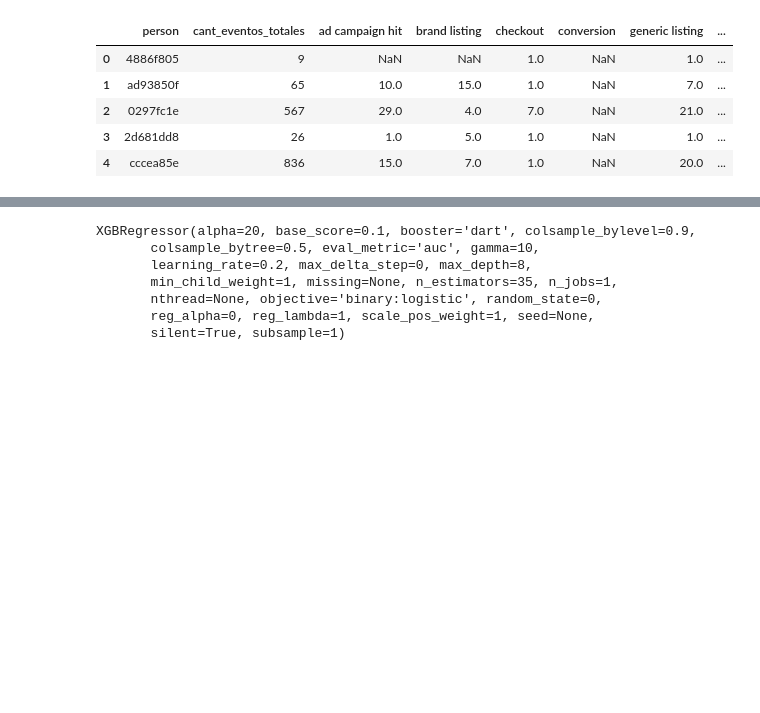
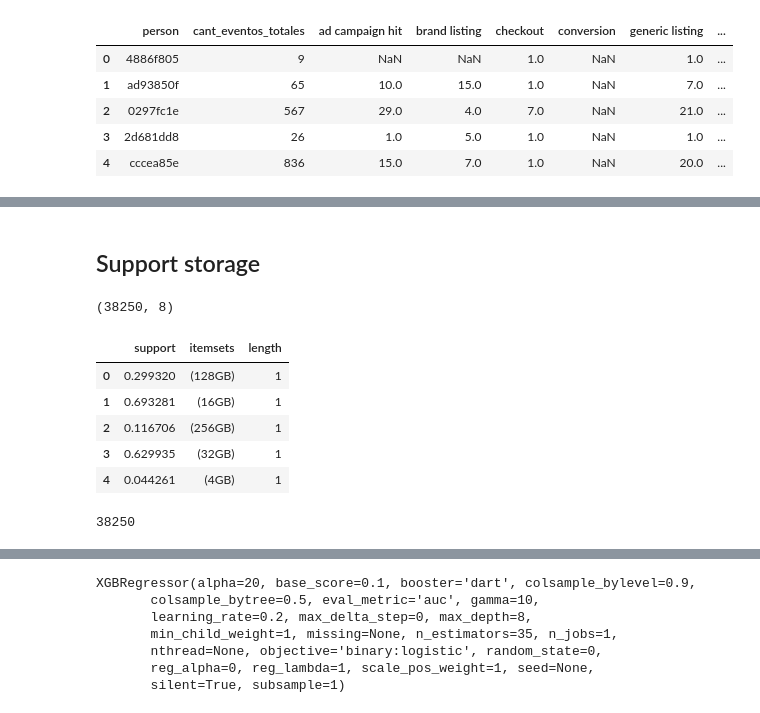
Before and after one commit to rozanecm/7506_ml, a Jupyter notebook: Nuevo2.ipynb, the cells around one changed output, grey strips where cells are left out. Cells and saved outputs as stored; diff of their text form; code cells hidden in the pictures; blank space fills up the shorter version.

Commit message:
agrego supports

```diff
--- a/Nuevo2.ipynb
+++ b/Nuevo2.ipynb
@@ -109,0 +137,24 @@ features_df = features_df.join(df, on='person')
+# %% [markdown]
+## Support storage
+# %%
+#Mas features
+st = pd.crosstab(events_df.person, events_df.storage)
+# %%
+st.shape
+#No se por que tiene menos personas que features_df, ver!!!
+# %% [output]
+(38250, 8)
+# %%
+st = st.astype('bool')
+# %%
+from mlxtend.frequent_patterns import apriori
+frequent_itemsets = apriori(st, min_support=0.0, use_colnames=True)
+frequent_itemsets['length'] = frequent_itemsets['itemsets'].apply(lambda x: len(x))
+frequent_itemsets.head()
+# %% [output]
+|  | support | itemsets | length |
+| 0 | 0.299320 | (128GB) | 1 |
+| 1 | 0.693281 | (16GB) | 1 |
+| 2 | 0.116706 | (256GB) | 1 |
+| 3 | 0.629935 | (32GB) | 1 |
+| 4 | 0.044261 | (4GB) | 1 |
@@ -109,0 +192,5 @@ features_df = features_df.join(df, on='person')
+# %%
+lista_support = asignar_support(result_spp, frequent_itemsets)
+len(lista_support)
+# %% [output]
+38250
```
Also changed, not shown: parts of 30 cells of this notebook.
